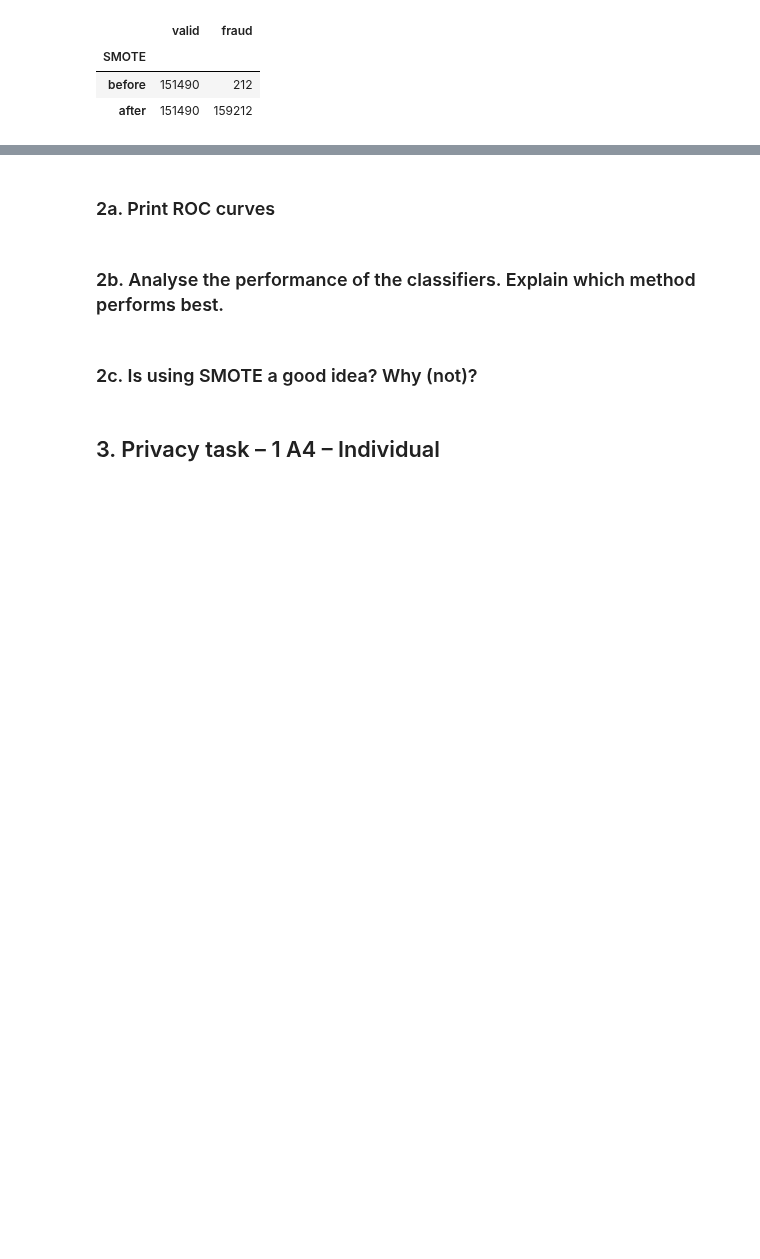
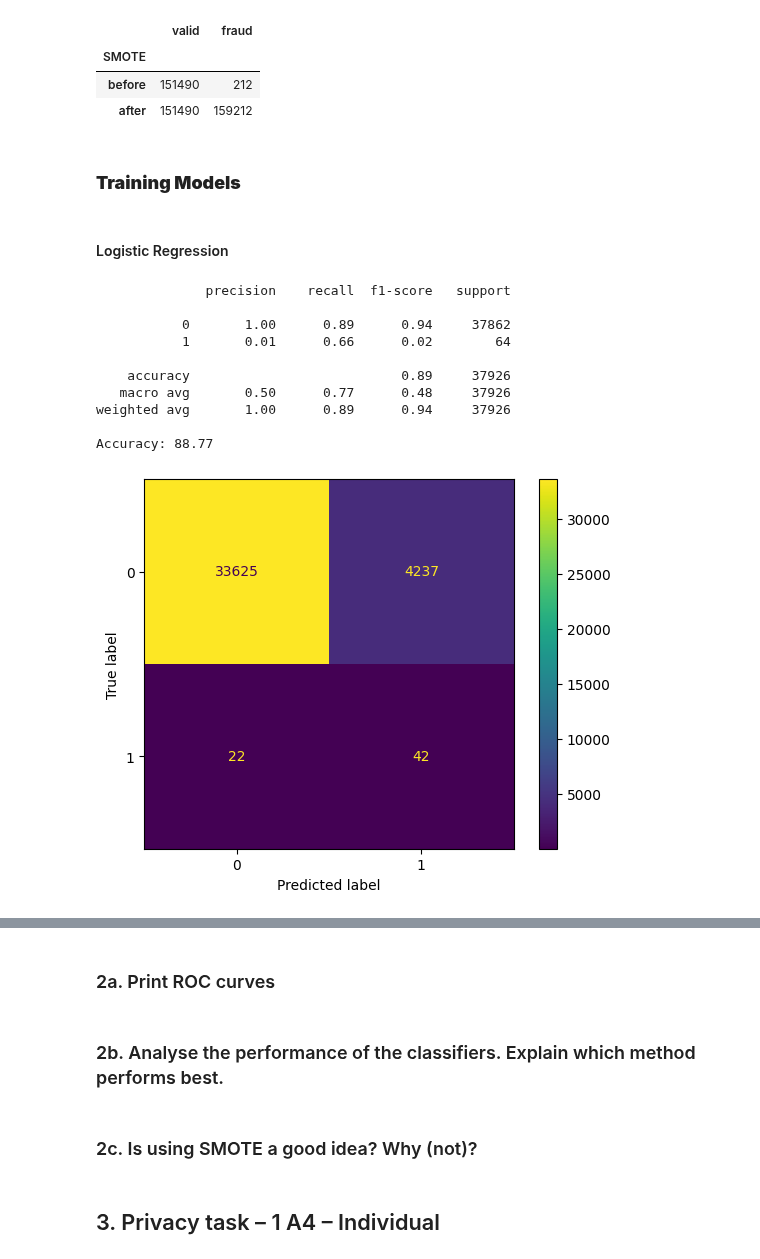
Before and after one commit to kbaran1998/CS4035-cyber-data, a Jupyter notebook: lab1/Lab1.ipynb, the cells around one changed output, grey strips where cells are left out. Saved outputs shown, nothing was run; the diff lists cells and outputs as text; code cells hidden in the pictures; blank space fills up the shorter version.

```diff
--- a/lab1/Lab1.ipynb
+++ b/lab1/Lab1.ipynb
@@ -702,3 +702,44 @@ results_smote_matrix
 | SMOTE |  |  |
 | before | 151490 | 212 |
 | after | 151490 | 159212 |
+# %% [markdown]
+### **Training Models**
+# %%
+from sklearn.linear_model import LogisticRegression
+from sklearn.ensemble import RandomForestClassifier, AdaBoostClassifier
+from sklearn.tree import DecisionTreeClassifier, plot_tree
+from sklearn.metrics import accuracy_score, classification_report, ConfusionMatrixDisplay
+from sklearn.metrics import roc_curve, auc
+
+def train_classifier_and_plot(classifier, X_train_data, X_test_data, y_train_data, y_test_data):
+    classifier.fit(X_train_data, y_train_data)
+
+    y_predictions = classifier.predict(X_test_data)
+    y_predictions_proba = classifier.predict_proba(X_test_data)[:, 1]
+
+    print(classification_report(y_test_data, y_predictions))
+    print(f"Accuracy: {accuracy_score(y_test_data, y_predictions) * 100:.2f}")
+
+    fpr, tpr, _ = roc_curve(y_test_data, y_predictions_proba)
+    roc_auc = auc(fpr, tpr)
+
+    ConfusionMatrixDisplay.from_predictions(y_test_data, y_predictions)
+    plt.show()
+    return fpr, tpr, roc_auc
+# %% [markdown]
+#### Logistic Regression
+# %%
+logreg_classifier = LogisticRegression(random_state=0, n_jobs=-1)
+logreg_fpr, logreg_tpr, logreg_roc_auc = train_classifier_and_plot(logreg_classifier, X_train, X_test, y_train, y_test)
+# %% [output]
+              precision    recall  f1-score   support
+
+           0       1.00      0.89      0.94     37862
+           1       0.01      0.66      0.02        64
+
+    accuracy                           0.89     37926
+   macro avg       0.50      0.77      0.48     37926
+weighted avg       1.00      0.89      0.94     37926
+
+Accuracy: 88.77
+[figure, added]
```
Also changed, not shown: parts of 7 cells of this notebook.
